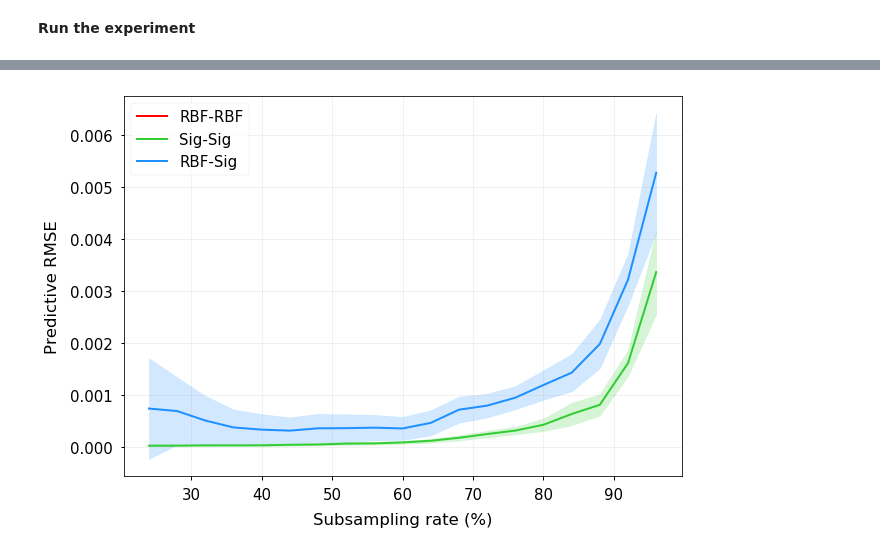
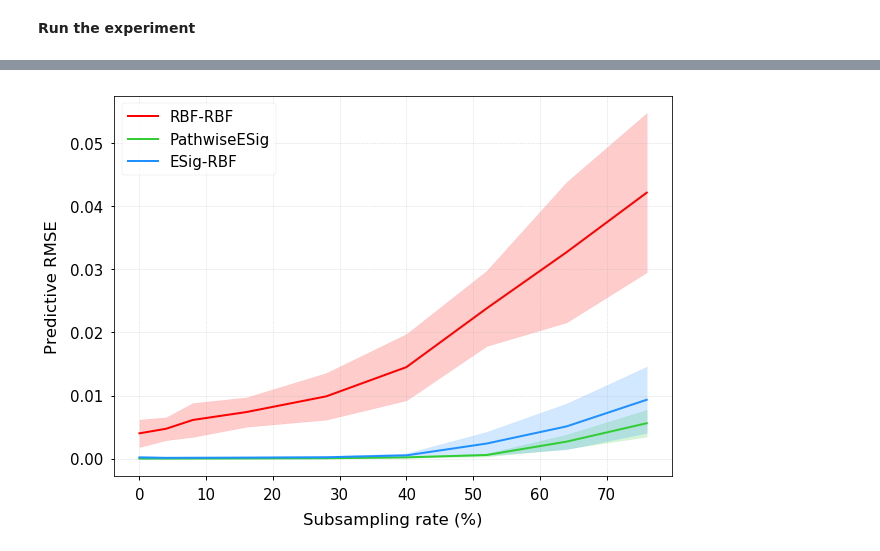
Before and after one commit to maudl3116/Distribution_Regression_Streams, a Jupyter notebook: notebooks_new/Circuit_sklearn.ipynb, the cells around one changed output, grey strips where cells are left out. Drawn from its saved outputs; the diff is of its cells as text; code cells hidden in the pictures.

Commit message:
add circuit results

```diff
--- a/notebooks_new/Circuit_sklearn.ipynb
+++ b/notebooks_new/Circuit_sklearn.ipynb
@@ -9,6 +9,15 @@ import functionalities
 import pandas as pd
 import seaborn as sns
 import matplotlib.pyplot as plt
+
+import matplotlib.pylab as pylab
+params = {'legend.fontsize': 'x-large',
+          'figure.figsize': (7, 5),
+          'axes.labelsize': 'x-large',
+          'axes.titlesize':'x-large',
+          'xtick.labelsize':'x-large',
+          'ytick.labelsize':'x-large'}
+pylab.rcParams.update(params)
 # %% [markdown]
 **Fixed parameters for the experiment**
 # %%
@@ -24,3 +30,5 @@ subsample = np.arange(1, 20)[::-1]
+# %%
+subsample = [25,24,23,21,18,15,12,9,6]
 # %% [markdown]
 **To store the results**
 # %%
@@ -35,6 +43,8 @@ df_Pathwise_Sig_std = pd.DataFrame(index=['std_pathwise_Sig_rmse'], columns=subs
 # %%
 reload(circuit)
 reload(functionalities)
+
+cv=5
 
 for j,param in enumerate(subsample):
 
@@ -45,24 +55,24 @@ for j,param in enumerate(subsample):
     # this is what changes
     nb_obs = nb_periods * param
     # generate data
-    example = circuit.Circuit(N_bags=N_bags, N_items=N_items, spec_param=spec_param,t_span=t_span,nb_obs=nb_obs)
+    example = circuit.Circuit(N_bags=N_bags, N_items=N_items, spec_param=spec_param, t_span=t_span, nb_obs=nb_obs)
     example.generate_data()
     example.get_phi()
 
     X = example.paths
     y = example.labels[:,0]
 
-#     mean,std = functionalities.RBF_RBF_SVM(X=X, y=y)
-#     df_RBF_m.iloc[0,j] = mean
-#     df_RBF_std.iloc[0,j] = std
-
-    mean,std  = functionalities.SigESig_LinReg(depth1 = 5,depth2 = 2,X = X, y = y, ll=False, at=False, ss=False)
+    mean,std  = functionalities.SigESig_LinReg(depth1=4, depth2=2, X=X, y=y, ll=None, at=False, ss=False,cv=cv)
     df_Pathwise_Sig_m.iloc[0,j] = mean
     df_Pathwise_Sig_std.iloc[0,j] = std
 
-    mean,std  = functionalities.ESig_SVM(depth = 5 ,X = X, y = y, ll=False, at=False, ss=True)
+    mean,std  = functionalities.ESig_SVM(depth=5, X=X, y=y, ll=None, at=False, ss=True, cv=cv)
 
     df_RBF_Sig_m.iloc[0,j] = mean
     df_RBF_Sig_std.iloc[0,j] = std
+
+#     mean,std = functionalities.RBF_RBF_SVM(X=X, y=y,cv=cv)
+#     df_RBF_m.iloc[0,j] = mean
+#     df_RBF_std.iloc[0,j] = std
 # %% [output]
 0
@@ -88,29 +98,29 @@ stdv = pd.concat([df_RBF_std,df_Pathwise_Sig_std,df_RBF_Sig_std],join="inner")
 # %%
 sns.set_context("notebook", font_scale=1.5, rc={"lines.linewidth": 1.5})
 fig,ax = plt.subplots(1,figsize=(10,7))
 
-labels = ['RBF-RBF', 'Sig-Sig','RBF-Sig']
+labels = ['RBF-RBF', 'PathwiseESig','ESig-RBF']
 colors = ['red','limegreen','dodgerblue']
 
 for i in [0,1,2]:
 
     ax.plot([100-100*e/25 for e in subsample],m.iloc[i].ewm(alpha=0.1).mean().values.astype(float),color=colors[i],
             label=labels[i],marker='o',fillstyle='none',lw=2.)
     fact=1
 
     params = np.array([100-100*e/25 for e in subsample])
     plus = m.iloc[i].ewm(alpha=0.1).mean().values.astype(float)  + fact*stdv.iloc[i].ewm(alpha=0.1).mean().values.astype(float)
     minus = m.iloc[i].ewm(alpha=0.1).mean().values.astype(float) - fact*stdv.iloc[i].ewm(alpha=0.1).mean().values.astype(float).astype(float)
 
     ax.fill_between(params, minus,plus,alpha=0.2,color=colors[i])
 
 
-ax.legend()
+ax.legend(loc='upper left')
 ax.set_ylabel(r'Predictive RMSE',labelpad=10)
 #ax.yaxis.set_ticks(np.arange(0.05, 0.50, 0.05))
 ax.set_xlabel(r'Subsampling rate (%)',labelpad=10)
 ax.grid(alpha=0.5, linestyle='dashed', linewidth=0.5)
-#plt.savefig("comparison_subsampling_phase.pdf", bbox_inches='tight', format='pdf', dpi=1000)
+plt.savefig('pictures/circuit.png')
 plt.show()
 # %% [output]
-[figure, old version]
+[figure, new version]
```
Also changed, not shown: parts of 3 cells of this notebook, 5 other files.
